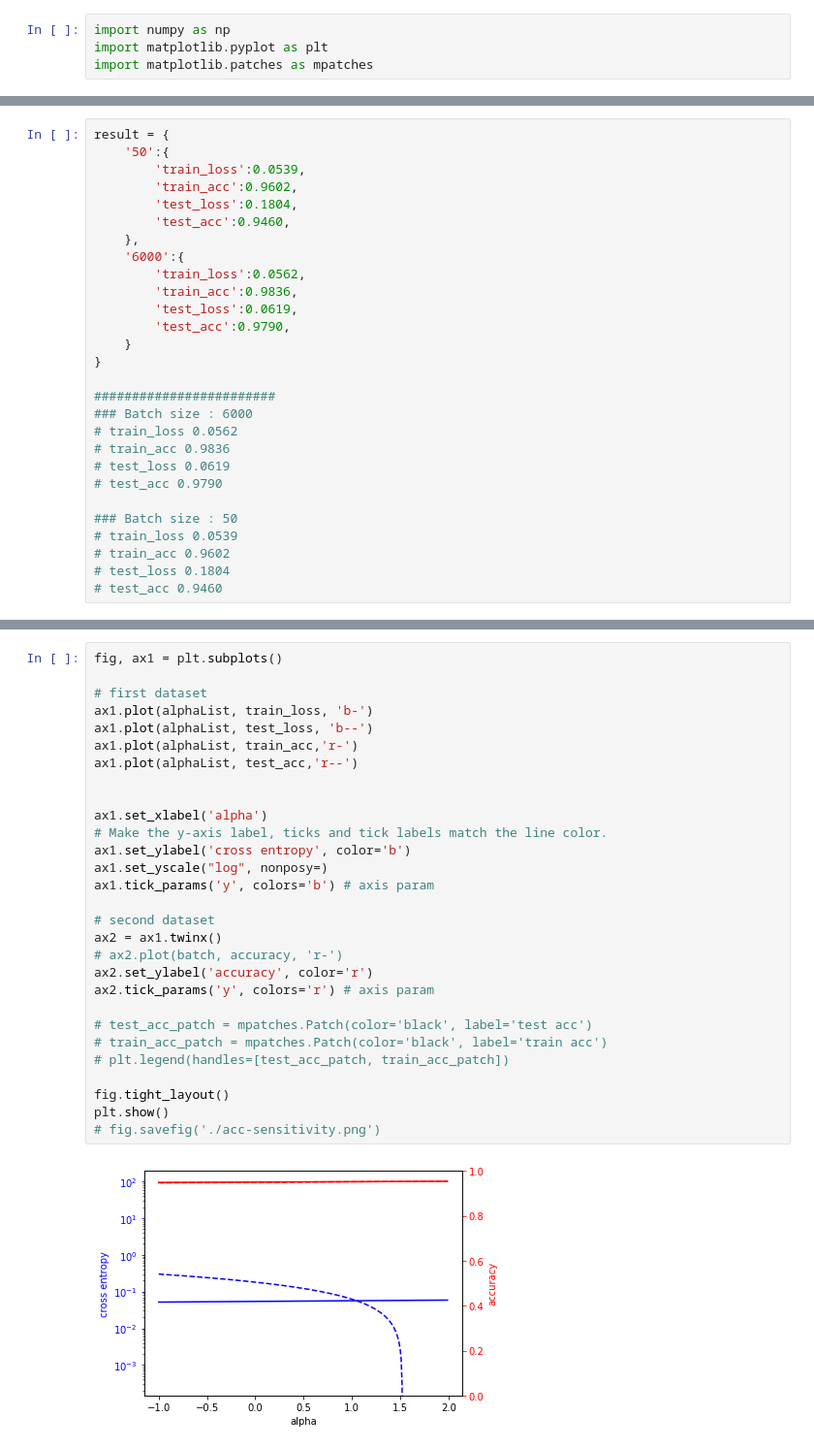
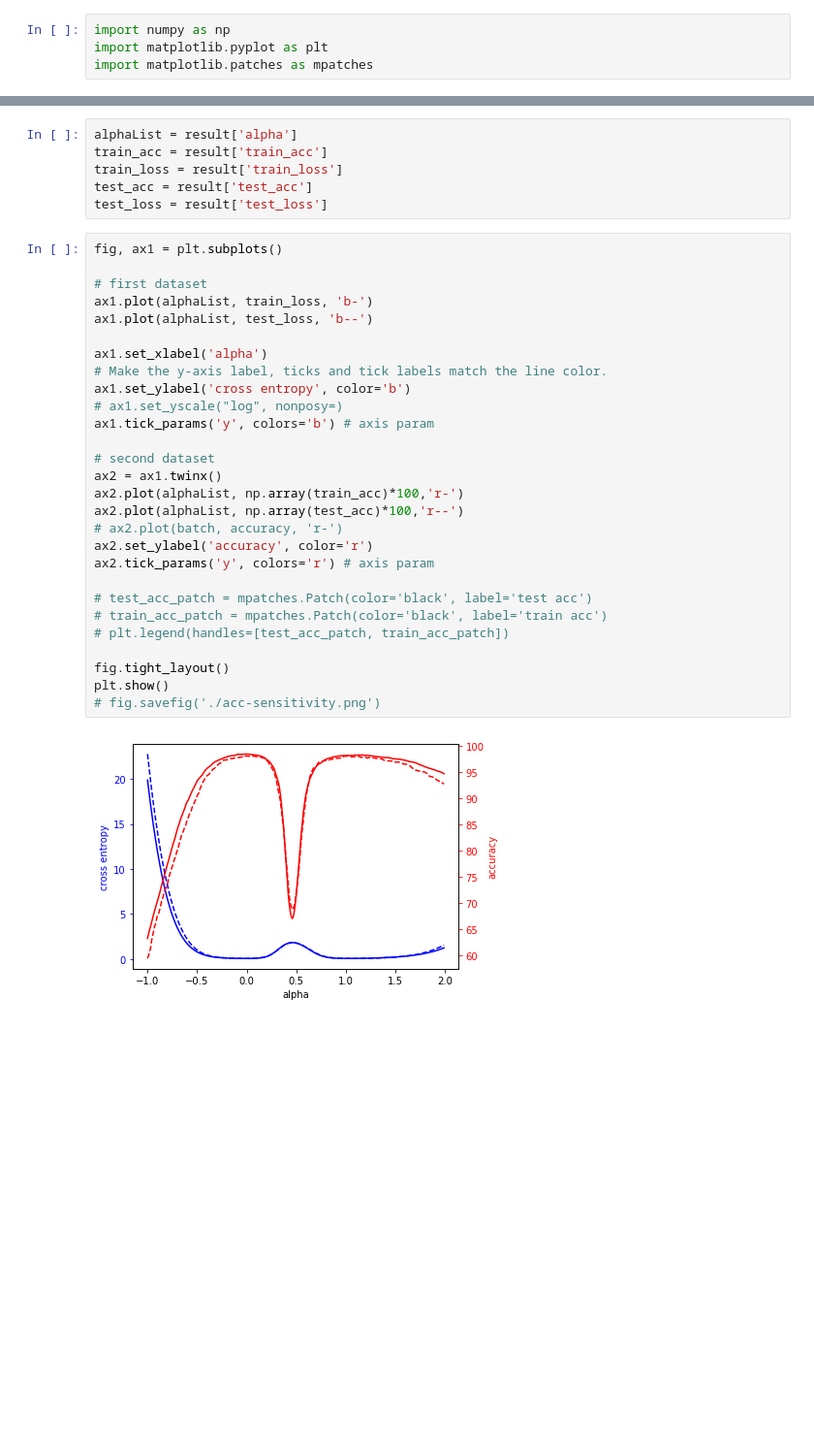
Before and after one commit to YiJingLin/MLDS2018spring, a Jupyter notebook: hw1/1.3.3-part1/render.ipynb, the cells around one changed output, grey strips where cells are left out. Shown at 97% size. Drawn from its saved outputs; the diff is of its cells as text; blank space fills up the shorter version.

Commit message:
hw1.3.3 part1 code and render result

```diff
--- a/hw1/1.3.3-part1/render.ipynb
+++ b/hw1/1.3.3-part1/render.ipynb
@@ -27,28 +14,0 @@ array([-1.0000000e+00, -9.9000000e-01, -9.8000000e-01, -9.7000000e-01,
-# %%
-result = {
-    '50':{
-        'train_loss':0.0539,
-        'train_acc':0.9602,
-        'test_loss':0.1804,
-        'test_acc':0.9460,
-    },
-    '6000':{
-        'train_loss':0.0562,
-        'train_acc':0.9836,
-        'test_loss':0.0619,
-        'test_acc':0.9790,
-    }
-}
-
-########################
-### Batch size : 6000
-# train_loss 0.0562
-# train_acc 0.9836
-# test_loss 0.0619
-# test_acc 0.9790
-
-### Batch size : 50
-# train_loss 0.0539
-# train_acc 0.9602
-# test_loss 0.1804
-# test_acc 0.9460
@@ -75,31 +15,36 @@ test_loss = np.array(test_loss)
+# %%
+alphaList = result['alpha']
+train_acc = result['train_acc']
+train_loss = result['train_loss']
+test_acc = result['test_acc']
+test_loss = result['test_loss']
 # %%
 fig, ax1 = plt.subplots()
 
 # first dataset
 ax1.plot(alphaList, train_loss, 'b-')
 ax1.plot(alphaList, test_loss, 'b--')
-ax1.plot(alphaList, train_acc,'r-')
-ax1.plot(alphaList, test_acc,'r--')
-
 
 ax1.set_xlabel('alpha')
 # Make the y-axis label, ticks and tick labels match the line color.
 ax1.set_ylabel('cross entropy', color='b')
-ax1.set_yscale("log", nonposy=)
+# ax1.set_yscale("log", nonposy=)
 ax1.tick_params('y', colors='b') # axis param
 
 # second dataset
 ax2 = ax1.twinx()
+ax2.plot(alphaList, np.array(train_acc)*100,'r-')
+ax2.plot(alphaList, np.array(test_acc)*100,'r--')
 # ax2.plot(batch, accuracy, 'r-')
 ax2.set_ylabel('accuracy', color='r')
 ax2.tick_params('y', colors='r') # axis param
 
 # test_acc_patch = mpatches.Patch(color='black', label='test acc')
 # train_acc_patch = mpatches.Patch(color='black', label='train acc')
 # plt.legend(handles=[test_acc_patch, train_acc_patch])
 
 fig.tight_layout()
 plt.show()
 # fig.savefig('./acc-sensitivity.png')
 # %% [output]
-[figure, old version]
+[figure, new version]
```
Also changed, not shown: parts of 2 cells of this notebook, 6 other files.
